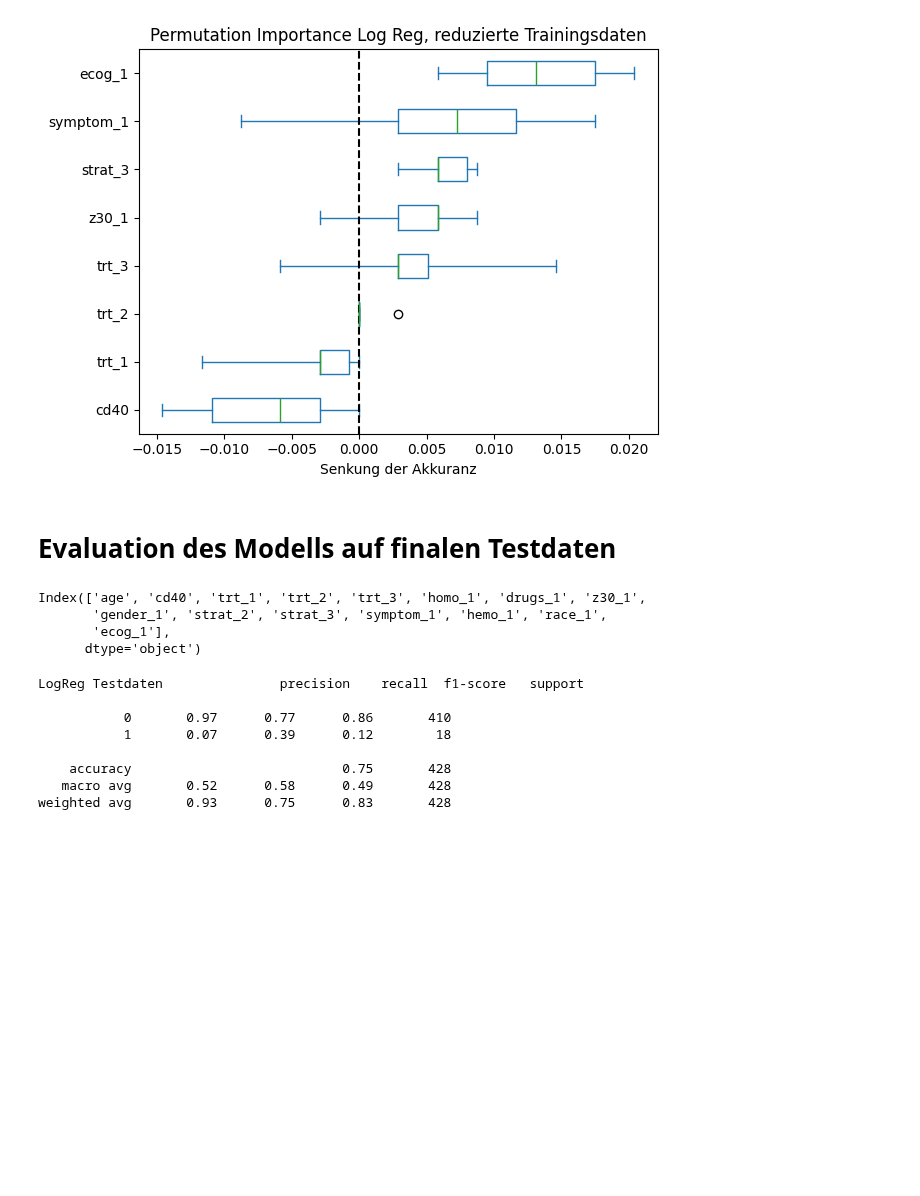
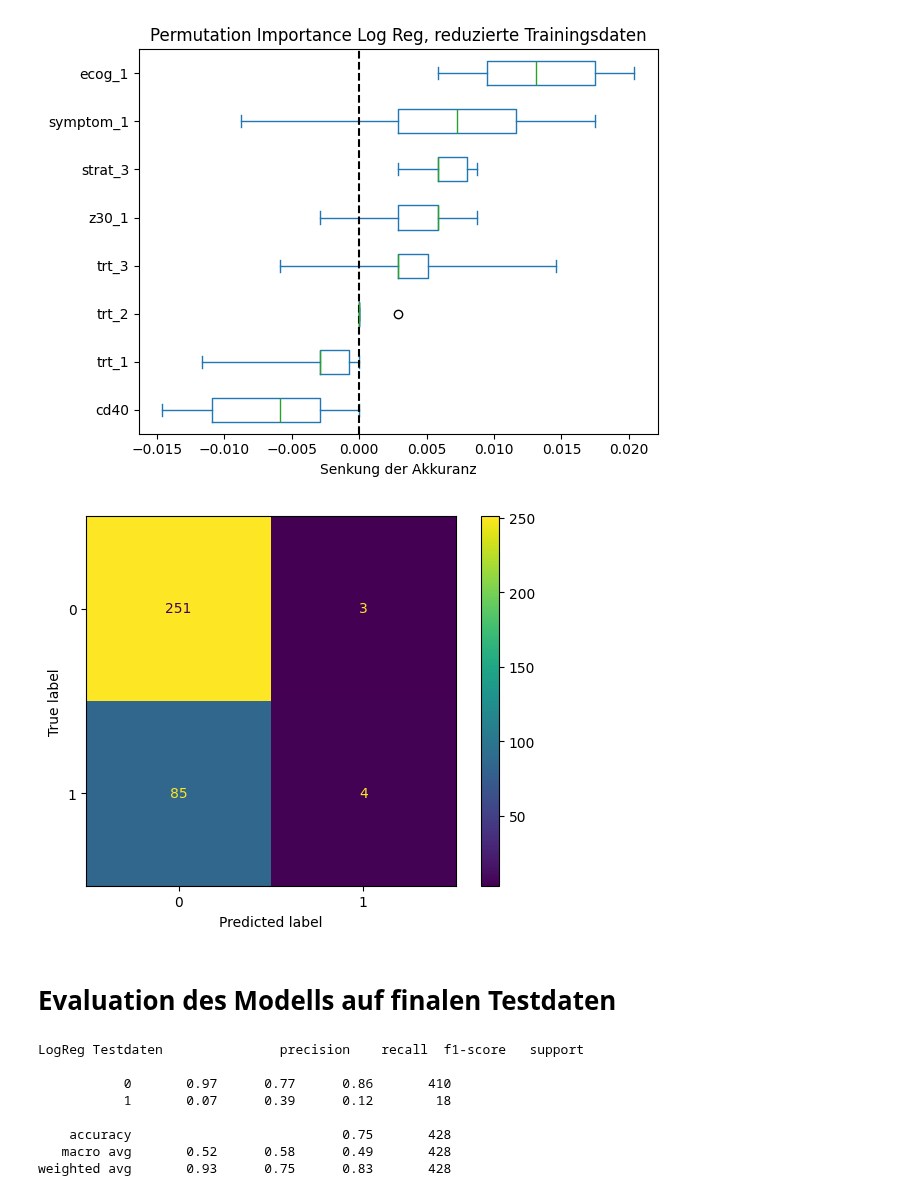
Before and after one commit to bogatyr-e/ml-prediction-aids, a Jupyter notebook: src/ml-survival-project.ipynb, the cells around one changed output. Cells and saved outputs as stored; diff of their text form; code cells hidden in the pictures; blank space fills up the shorter version.

Commit message:
Plots

```diff
--- a/src/ml-survival-project.ipynb
+++ b/src/ml-survival-project.ipynb
@@ -542,15 +537,14 @@ ax.set_xlabel("Senkung der Akkuranz")
 ax.figure.tight_layout()
 # %% [output]
 [figure]
+# %%
+# Log Reg auf ausgewählten Trainingsdaten
+cm2 = confusion_matrix(y_test2, y_pred31)
+ConfusionMatrixDisplay(cm2).plot();
+# %% [output]
+[figure, added]
 # %% [markdown]
 # Evaluation des Modells auf finalen Testdaten
-# %%
-X_fintrain.columns
-# %% [output]
-Index(['age', 'cd40', 'trt_1', 'trt_2', 'trt_3', 'homo_1', 'drugs_1', 'z30_1',
-       'gender_1', 'strat_2', 'strat_3', 'symptom_1', 'hemo_1', 'race_1',
-       'ecog_1'],
-      dtype='object')
 # %%
 # unnütze Features aus dem Haupt-Trainingsdatensatz entfernen, nur die ausgewählten features für das Modell
 X_ftrain=X_fintrain[selected_features]
```
Also changed, not shown: parts of 8 cells of this notebook, 9 other files.
